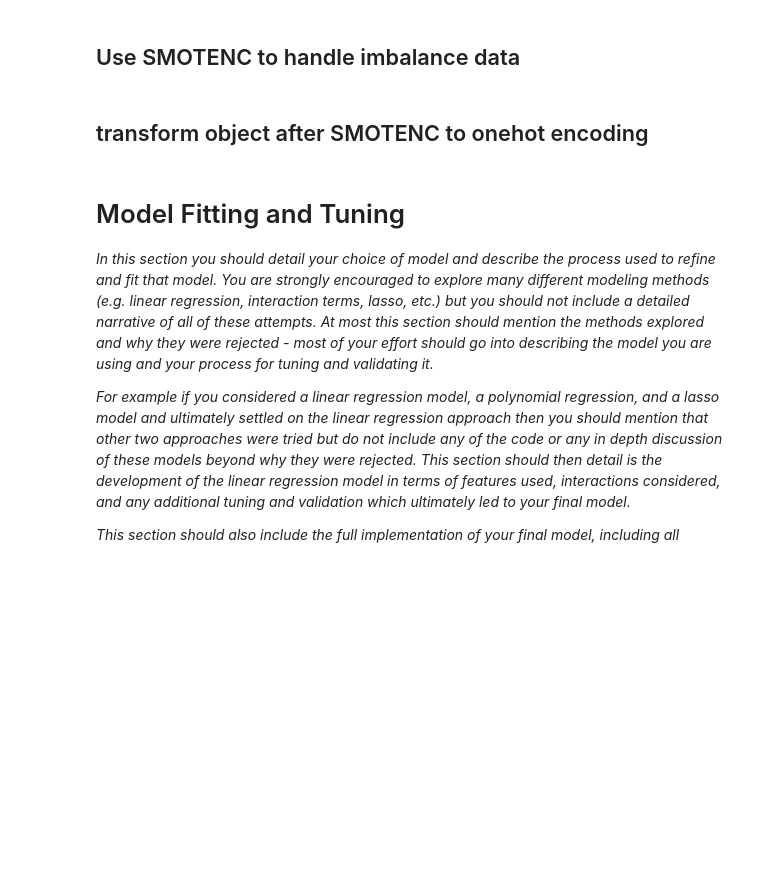
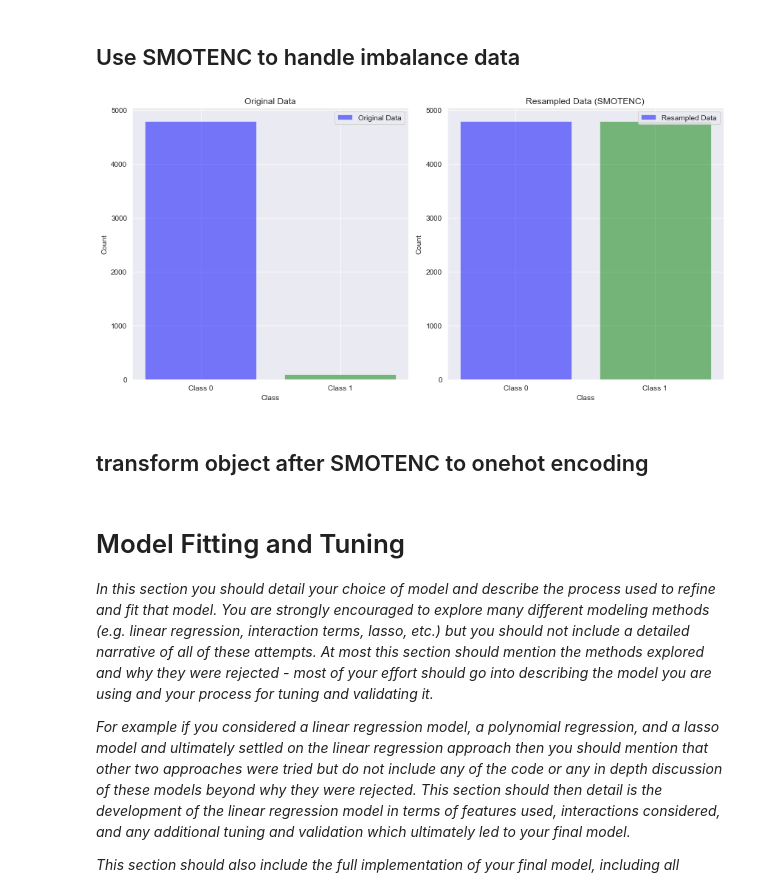
Before and after one commit to IRis0550/mlpy_2, a Jupyter notebook: project_smotenc.ipynb, the cells around one changed output. Saved outputs shown, nothing was run; the diff lists cells and outputs as text; code cells hidden in the pictures; blank space fills up the shorter version.

Commit message:
adding plot and standardization

```diff
--- a/project_smotenc.ipynb
+++ b/project_smotenc.ipynb
@@ -267,3 +254,43 @@ X_resampled, y_resampled = smote_nc.fit_resample(X_train, y_train)
+# %%
+from imblearn.over_sampling import SMOTENC
+
+# 应用SMOTENC进行类别不平衡处理
+categorical_features_indices = [X_train.columns.get_loc(col) for col in categorical_features]
+
+smote_nc = SMOTENC(categorical_features=categorical_features_indices, random_state=42,k_neighbors=5)
+
+
+X_resampled, y_resampled = smote_nc.fit_resample(X_train, y_train)
+# 计算原始数据集中每个类别的样本数量和类别名称
+unique_classes_train, counts_train = np.unique(y_train, return_counts=True)
+class_names_train = ['Class ' + str(cls) for cls in unique_classes_train]
+
+# 计算过采样后的数据集中每个类别的样本数量和类别名称
+unique_classes_resampled, counts_resampled = np.unique(y_resampled, return_counts=True)
+class_names_resampled = ['Class ' + str(cls) for cls in unique_classes_resampled]
+
+# 创建子图
+fig, axes = plt.subplots(1, 2, figsize=(12, 6))
+
+# 绘制第一个子图：原始数据集中类别的分布情况
+colors_train = ['blue' if cls == 0 else 'green' for cls in unique_classes_train]  # 根据类别选择颜色
+axes[0].bar(class_names_train, counts_train, color=colors_train, alpha=0.5, label='Original Data')
+axes[0].set_title('Original Data')
+axes[0].set_xlabel('Class')
+axes[0].set_ylabel('Count')
+axes[0].legend()
+
+# 绘制第二个子图：经过 SMOTENC 处理后类别的分布情况
+axes[1].bar(class_names_resampled, counts_resampled, color=colors_train, alpha=0.5, label='Resampled Data')
+axes[1].set_title('Resampled Data (SMOTENC)')
+axes[1].set_xlabel('Class')
+axes[1].set_ylabel('Count')
+axes[1].legend()
+
+plt.tight_layout()
+plt.show()
+# %% [output]
+[figure, added]
 # %% [markdown]
 ## transform object after SMOTENC to onehot encoding
 # %%
```
Also changed, not shown: parts of 4 cells of this notebook.
